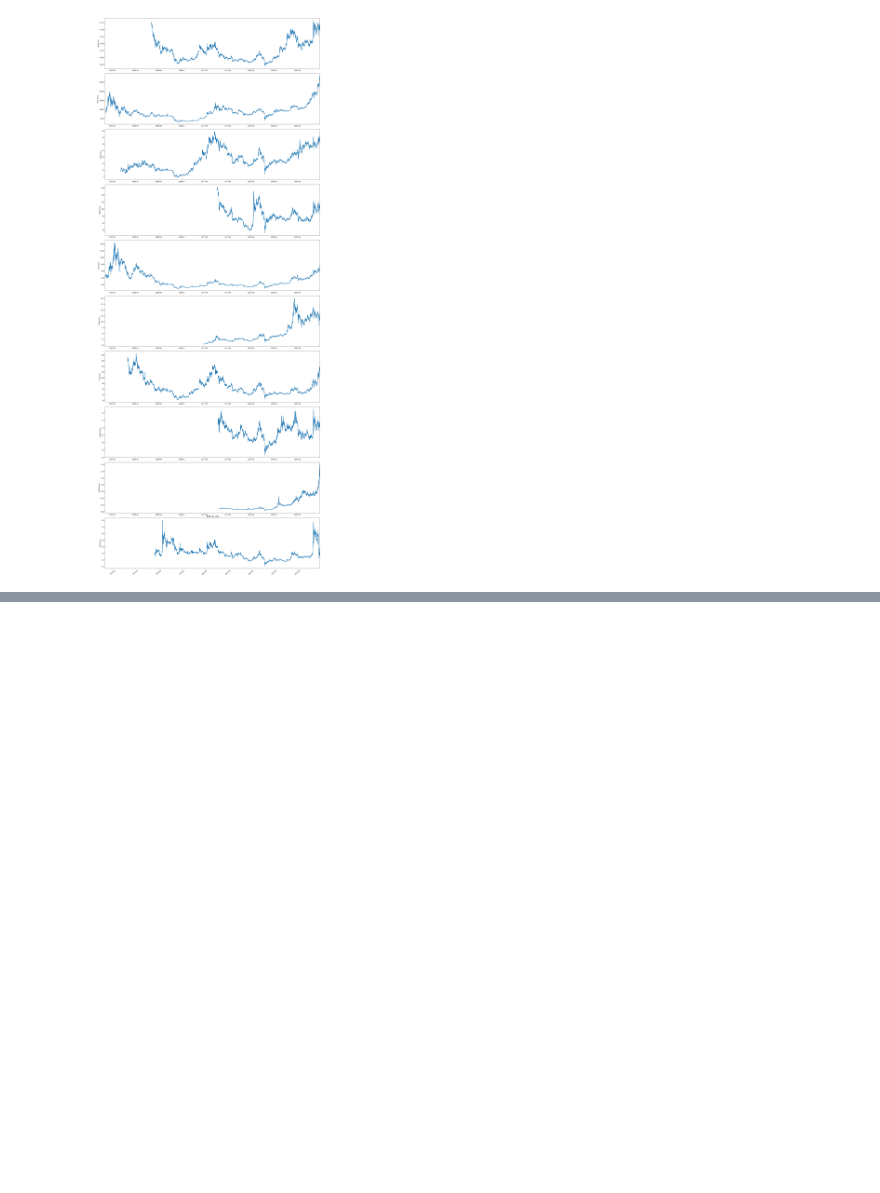
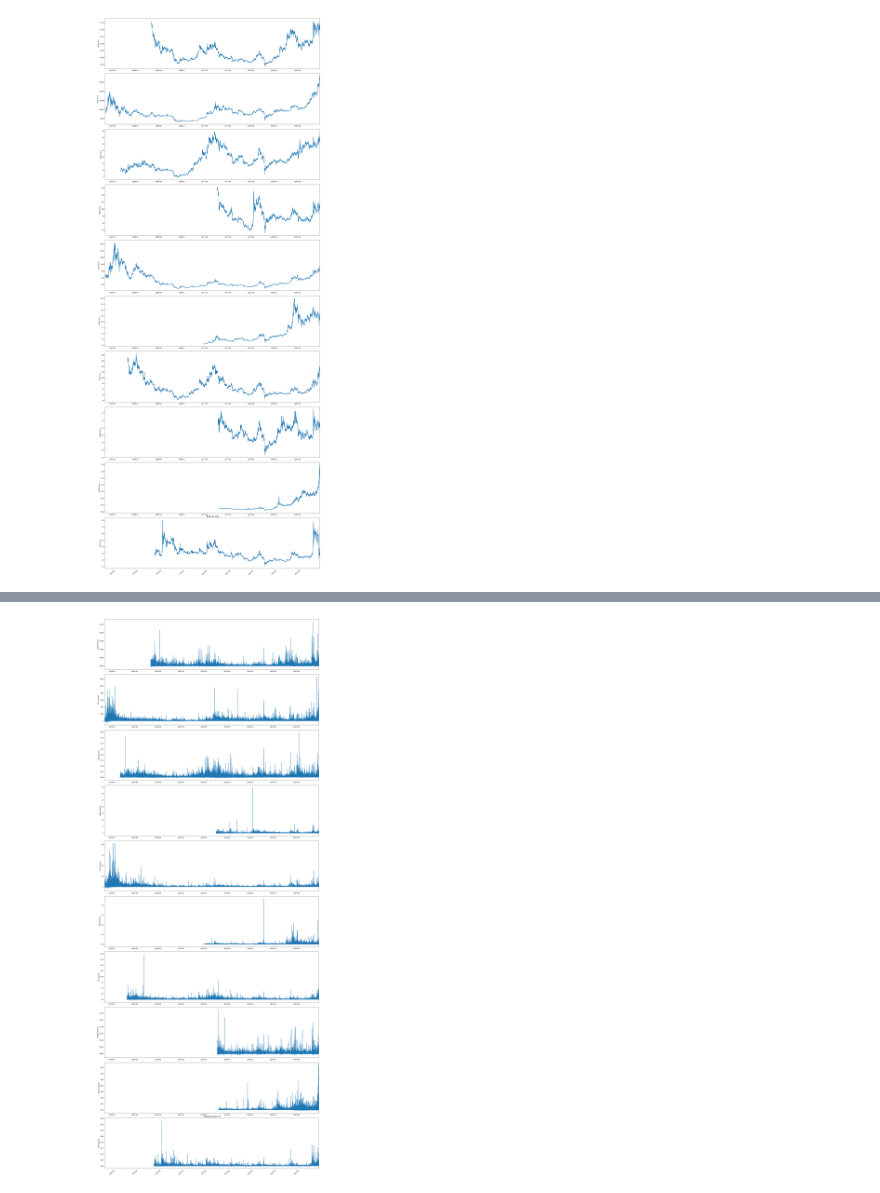
Before and after one commit to lpdbrx/FIN525-Bitcoin-Impact, a Jupyter notebook: Intro.ipynb, the cells around one changed output, grey strips where cells are left out. Drawn from its saved outputs; the diff is of its cells as text; code cells hidden in the pictures; blank space fills up the shorter version.

```diff
--- a/Intro.ipynb
+++ b/Intro.ipynb
@@ -223,0 +223,19 @@ plt.show()
+# %%
+# Compute the spread for each asset by taking the spread between the min of buyer trades & max of seller trades
+for i in range(len(dfs)):
+    dfs[i] = dfs[i][['min_price','max_price']].groupby('timestamp').apply(lambda x : x.iloc[0].max_price - x.iloc[-1].min_price if x.iloc[0].max_price!=x.iloc[-1].max_price else None).ffill()
+# %%
+fig, axs = plt.subplots(nrows=10, ncols=1, figsize=(20, 50))
+fig.tight_layout()
+
+for i in range(len(axs)):
+    axs[i].plot(dfs[i].index, dfs[i].values)
+    axs[i].set_ylabel(symbs[i]+' Spread')
+    plt.xticks(rotation=40)
+    axs[i].set_xlim(datetime(2017,11,24), dfs[i].index[-1])
+title = ' Spread all time v2'
+plt.suptitle(title)
+plt.savefig('images/'+title+'.png', format='png')
+plt.show()
+# %% [output]
+[figure, added]
```
Also changed, not shown: parts of 12 cells of this notebook, 1 other file.
